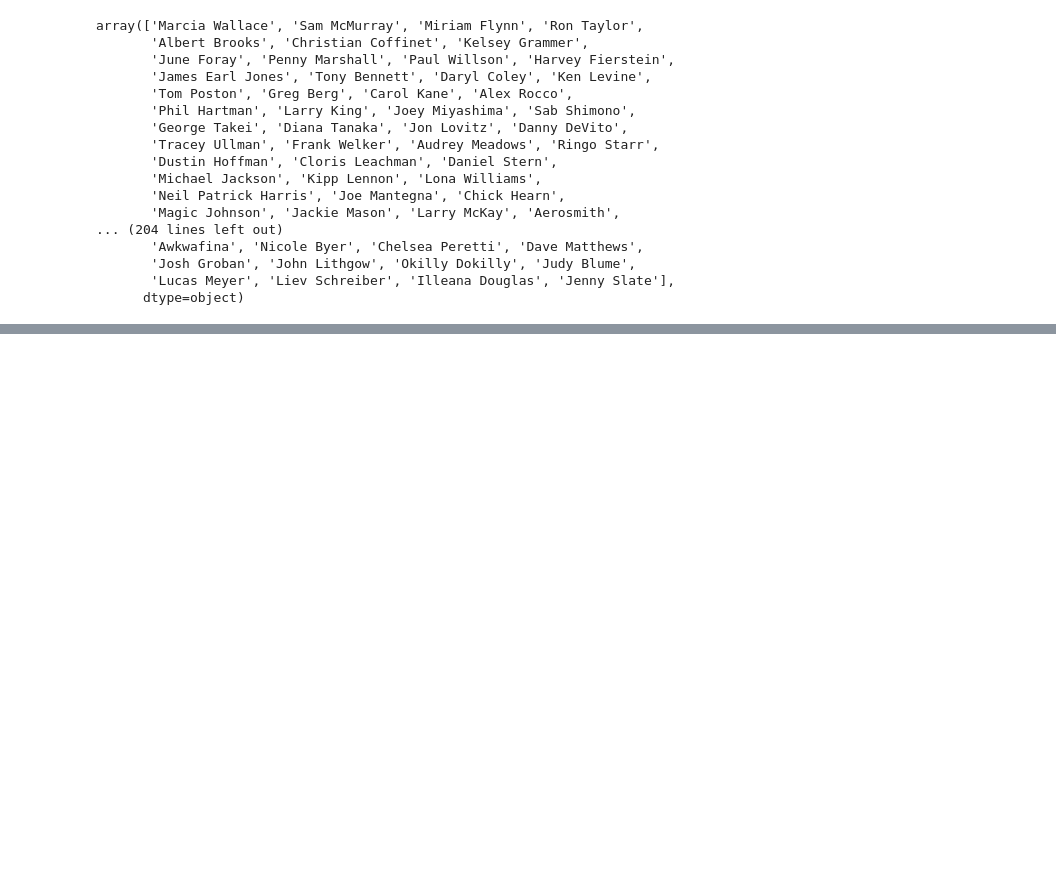
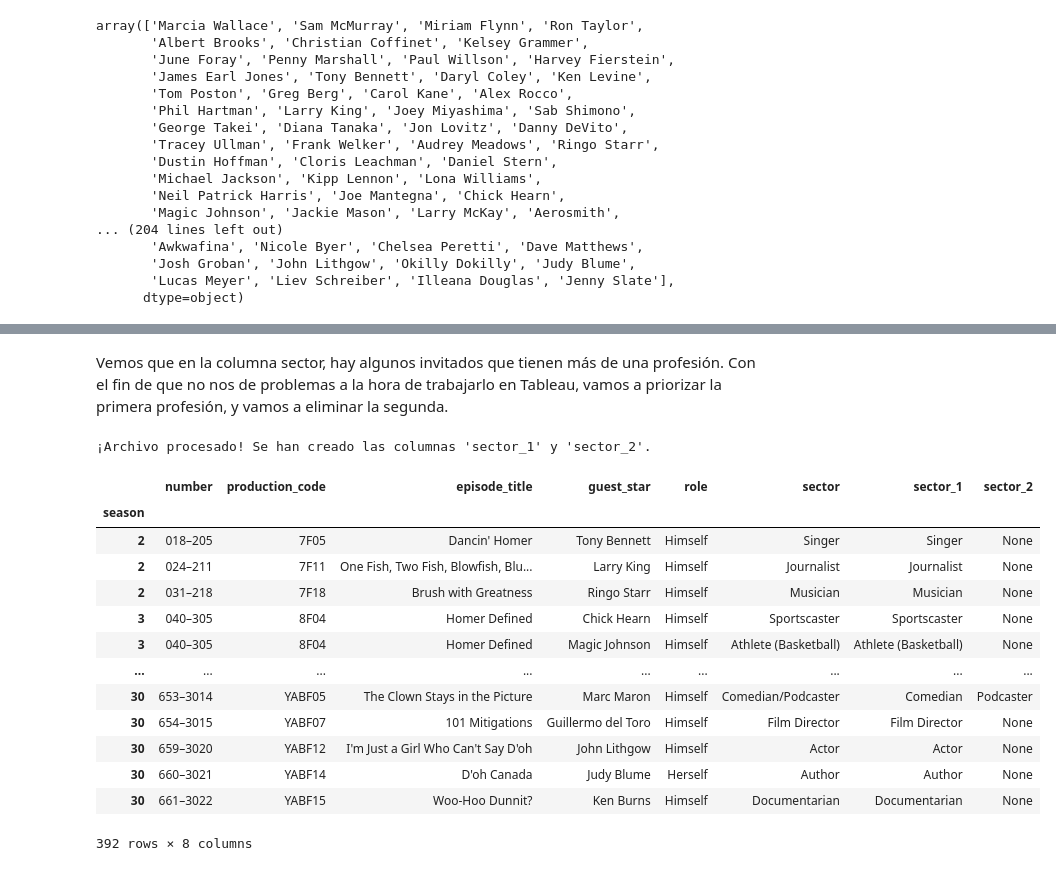
Before and after one commit to ariana-caldeira/project-da-promo-60-modulo-4-team-3, a Jupyter notebook: PRUEBAS/pruebas_Maria/EDA guest.ipynb, the cells around one changed output, grey strips where cells are left out. Saved outputs shown, nothing was run; the diff lists cells and outputs as text; code cells hidden in the pictures; blank space fills up the shorter version.

Commit message:
archivos actualizados

```diff
--- a/PRUEBAS/pruebas_Maria/EDA guest.ipynb
+++ b/PRUEBAS/pruebas_Maria/EDA guest.ipynb
@@ -144,0 +149,4 @@ array(['Marcia Wallace', 'Sam McMurray', 'Miriam Flynn', 'Ron Taylor',
+# %%
+
+df_final = pd.read_csv('guest_final.csv', index_col= 0)
+df_final
@@ -144,0 +188,29 @@ array(['Marcia Wallace', 'Sam McMurray', 'Miriam Flynn', 'Ron Taylor',
+# %% [markdown]
+Vemos que en la columna sector, hay algunos invitados que tienen más de una profesión. Con el fin de que no nos de problemas a la hora de trabajarlo en Tableau, vamos a priorizar la primera profesión, y vamos a eliminar la segunda.
+# %%
+#Separamos en dos columnas distintas las distintas profesiones en caso de que existan
+df_final[['sector_1', 'sector_2']] = df_final['sector'].str.split('/', n=1, expand=True)
+
+df_final['sector_1'] = df_final['sector_1'].str.strip()
+df_final['sector_2'] = df_final['sector_2'].str.strip()
+
+print("¡Archivo procesado! Se han creado las columnas 'sector_1' y 'sector_2'.")
+# %% [output]
+¡Archivo procesado! Se han creado las columnas 'sector_1' y 'sector_2'.
+# %%
+df_final
+# %% [output]
+|  | number | production_code | episode_title | guest_star | role | sector | sector_1 | sector_2 |
+| season |  |  |  |  |  |  |  |  |
+| 2 | 018–205 | 7F05 | Dancin' Homer | Tony Bennett | Himself | Singer | Singer | None |
+| 2 | 024–211 | 7F11 | One Fish, Two Fish, Blowfish, Blu... | Larry King | Himself | Journalist | Journalist | None |
+| 2 | 031–218 | 7F18 | Brush with Greatness | Ringo Starr | Himself | Musician | Musician | None |
+| 3 | 040–305 | 8F04 | Homer Defined | Chick Hearn | Himself | Sportscaster | Sportscaster | None |
+| 3 | 040–305 | 8F04 | Homer Defined | Magic Johnson | Himself | Athlete (Basketball) | Athlete (Basketball) | None |
+| ... | ... | ... | ... | ... | ... | ... | ... | ... |
+| 30 | 653–3014 | YABF05 | The Clown Stays in the Picture | Marc Maron | Himself | Comedian/Podcaster | Comedian | Podcaster |
+| 30 | 654–3015 | YABF07 | 101 Mitigations | Guillermo del Toro | Himself | Film Director | Film Director | None |
+| 30 | 659–3020 | YABF12 | I'm Just a Girl Who Can't Say D'oh | John Lithgow | Himself | Actor | Actor | None |
+| 30 | 660–3021 | YABF14 | D'oh Canada | Judy Blume | Herself | Author | Author | None |
+| 30 | 661–3022 | YABF15 | Woo-Hoo Dunnit? | Ken Burns | Himself | Documentarian | Documentarian | None |
+392 rows × 8 columns
```
Also changed, not shown: parts of 12 cells of this notebook, 5 other files.
